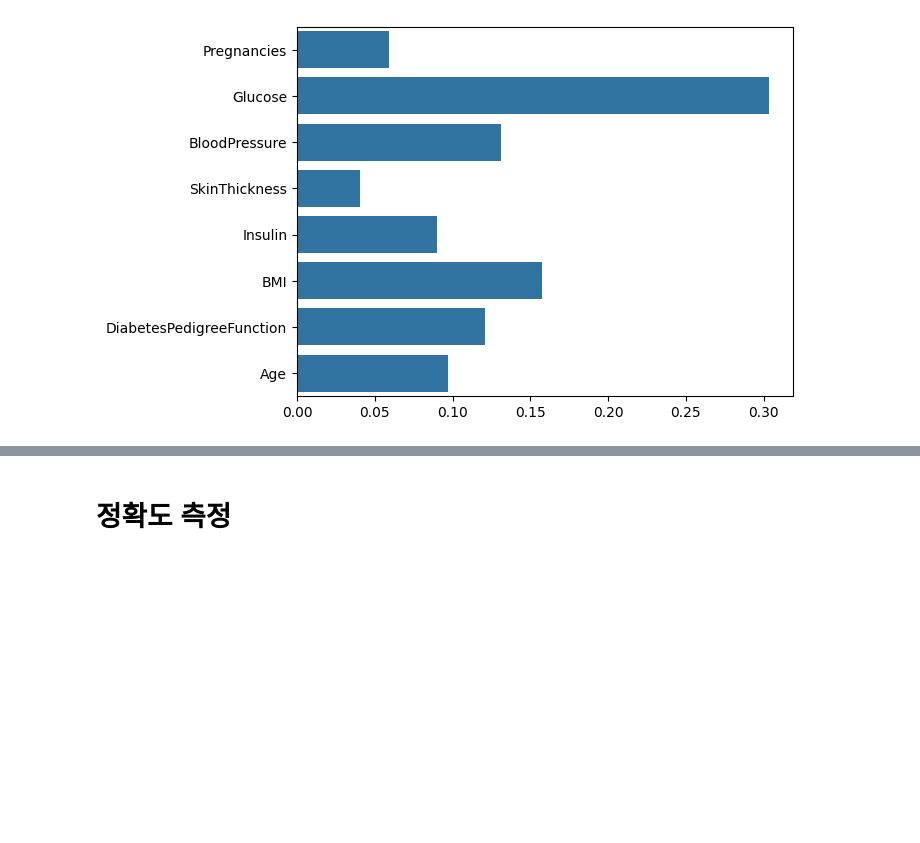
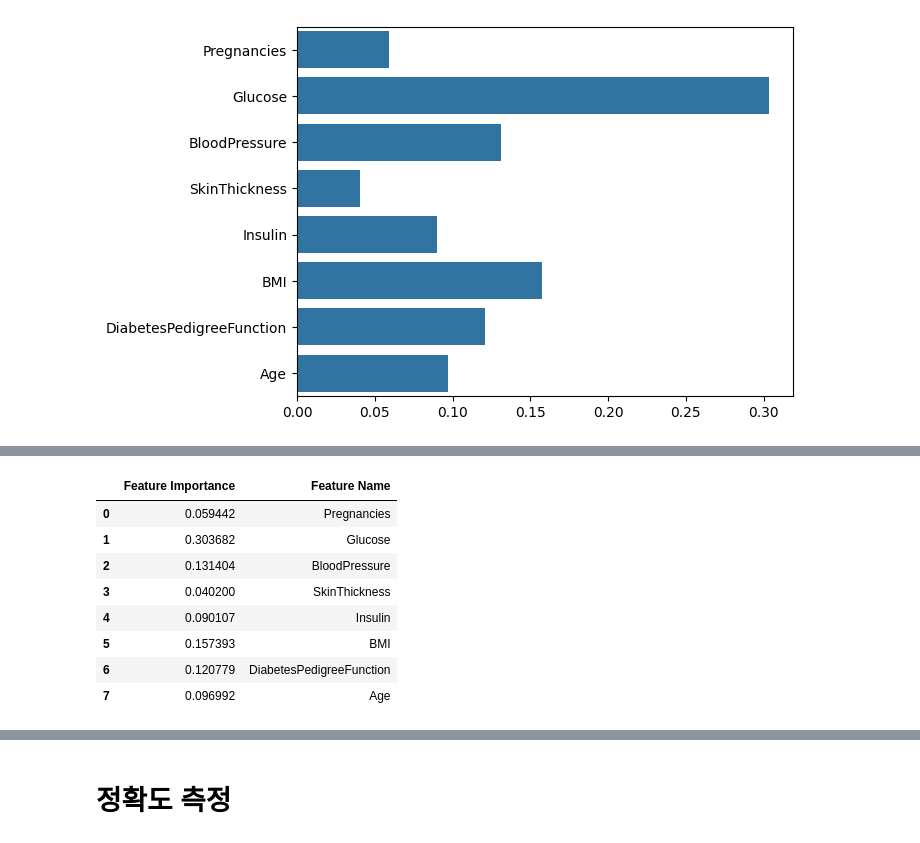
Before and after one commit to KR9268/Boostcource_Scikitlearn, a Jupyter notebook: 2.pimaindian_diabete(classify).ipynb, the cells around one changed output, grey strips where cells are left out. Cells and saved outputs as stored; diff of their text form; code cells hidden in the pictures; blank space fills up the shorter version.

```diff
--- a/2.pimaindian_diabete(classify).ipynb
+++ b/2.pimaindian_diabete(classify).ipynb
@@ -116,0 +135,14 @@ sns.barplot(x=model.feature_importances_, y=feature_names)
+# %%
+# 추가실습 (그래프 내림차순 하기) - 판다스
+df = pd.DataFrame({'Feature Importance': model.feature_importances_, 'Feature Name': feature_names})
+df
+# %% [output]
+|  | Feature Importance | Feature Name |
+| 0 | 0.059442 | Pregnancies |
+| 1 | 0.303682 | Glucose |
+| 2 | 0.131404 | BloodPressure |
+| 3 | 0.040200 | SkinThickness |
+| 4 | 0.090107 | Insulin |
+| 5 | 0.157393 | BMI |
+| 6 | 0.120779 | DiabetesPedigreeFunction |
+| 7 | 0.096992 | Age |
```
Also changed, not shown: parts of 3 cells of this notebook, 1 other file.
